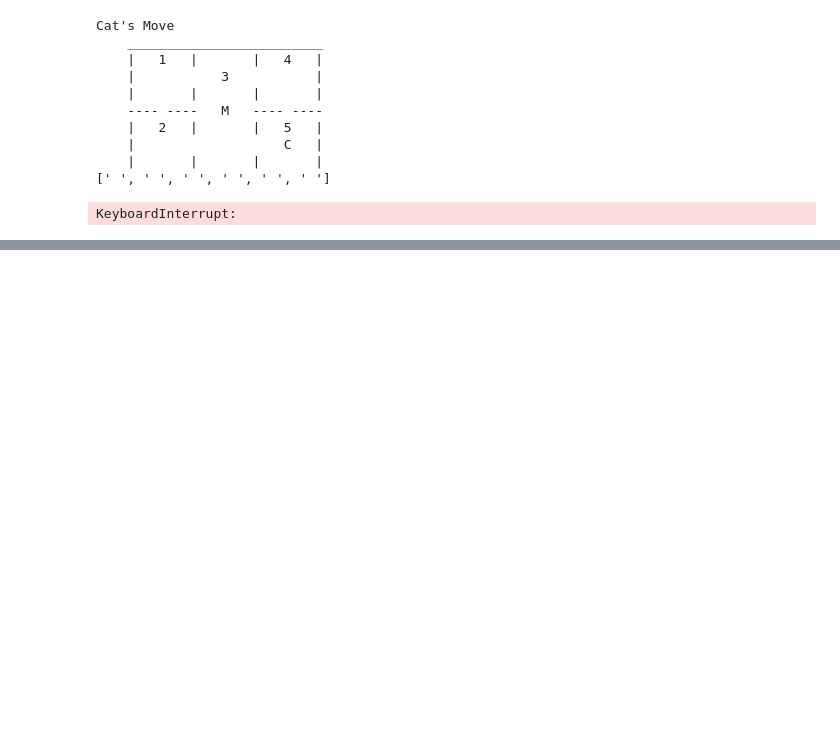
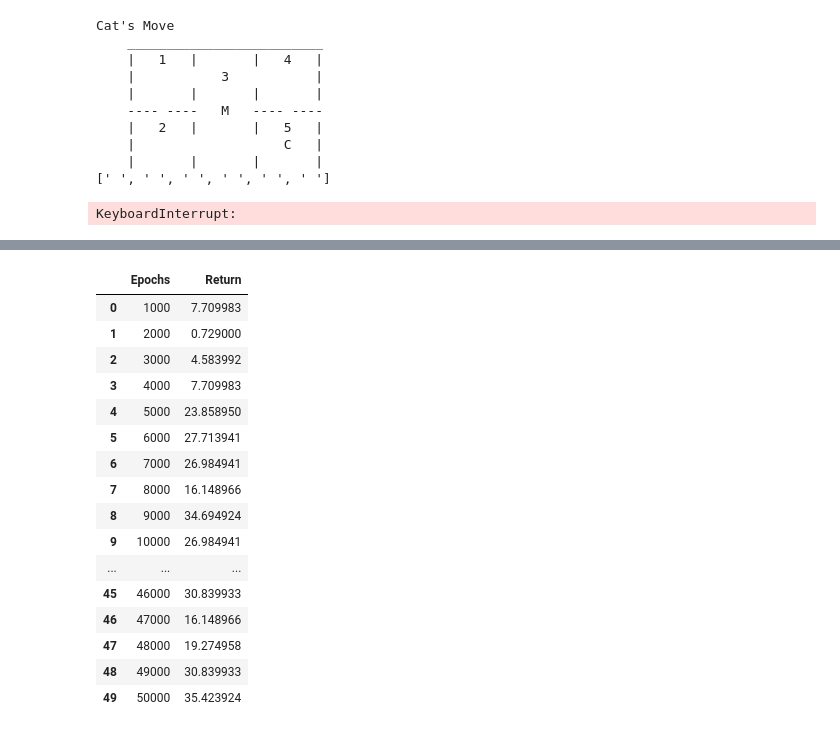
Before and after one commit to Mojitoapplemint/Decentralized_Control_System_Reduction_to_Single_Agent_Reinforcement, a Jupyter notebook: Independent Q Learning/Exp2 Updated Reward Function/iql_exp2_main.ipynb, the cells around one changed output, grey strips where cells are left out. Cells and saved outputs as stored; diff of their text form; code cells hidden in the pictures; blank space fills up the shorter version.

```diff
--- a/Independent Q Learning/Exp2 Updated Reward Function/iql_exp2_main.ipynb
+++ b/Independent Q Learning/Exp2 Updated Reward Function/iql_exp2_main.ipynb
@@ -102,0 +215,24 @@ KeyboardInterrupt:
+# %%
+import matplotlib.pyplot as plt
+return_data = pd.read_csv("return_values_1000_50000.csv")
+return_data = return_data.drop(return_data.columns[[0]], axis=1)
+return_data.columns = ["Epochs", "Return"]
+return_data
+# %% [output]
+|  | Epochs | Return |
+| 0 | 1000 | 7.709983 |
+| 1 | 2000 | 0.729000 |
+| 2 | 3000 | 4.583992 |
+| 3 | 4000 | 7.709983 |
+| 4 | 5000 | 23.858950 |
+| 5 | 6000 | 27.713941 |
+| 6 | 7000 | 26.984941 |
+| 7 | 8000 | 16.148966 |
+| 8 | 9000 | 34.694924 |
+| 9 | 10000 | 26.984941 |
+| ... | ... | ... |
+| 45 | 46000 | 30.839933 |
+| 46 | 47000 | 16.148966 |
+| 47 | 48000 | 19.274958 |
+| 48 | 49000 | 30.839933 |
+| 49 | 50000 | 35.423924 |
```
Also changed, not shown: parts of 17 cells of this notebook, 29 other files.
